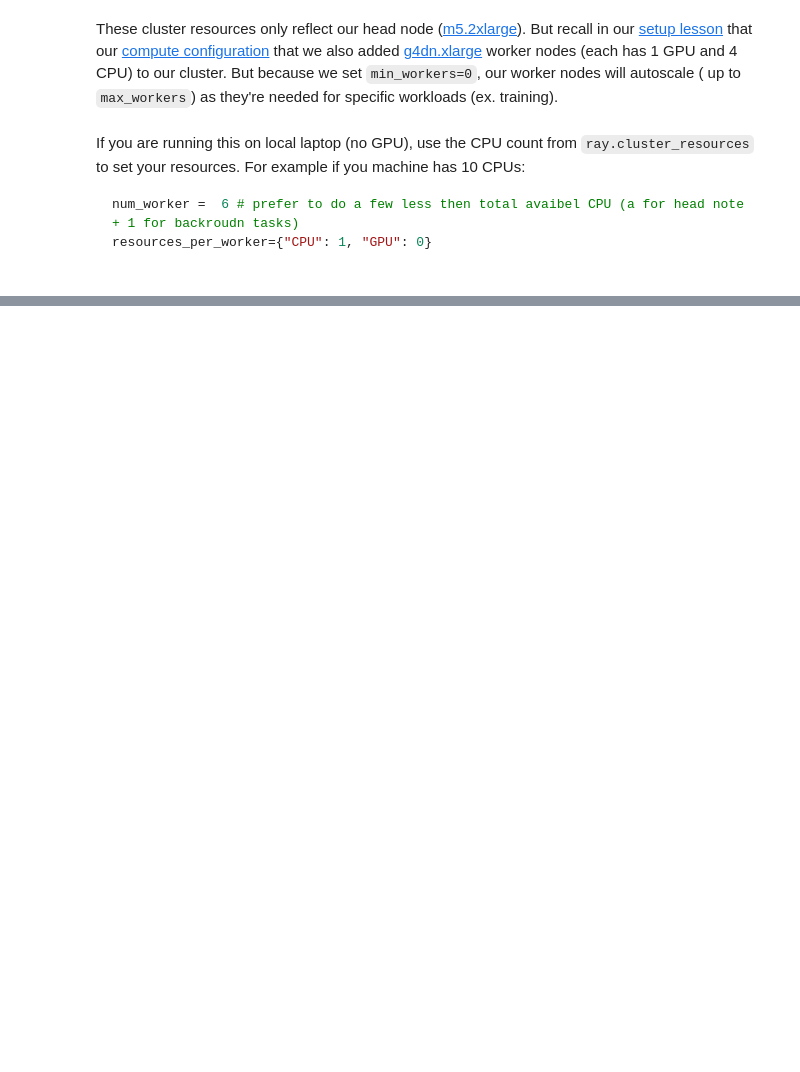
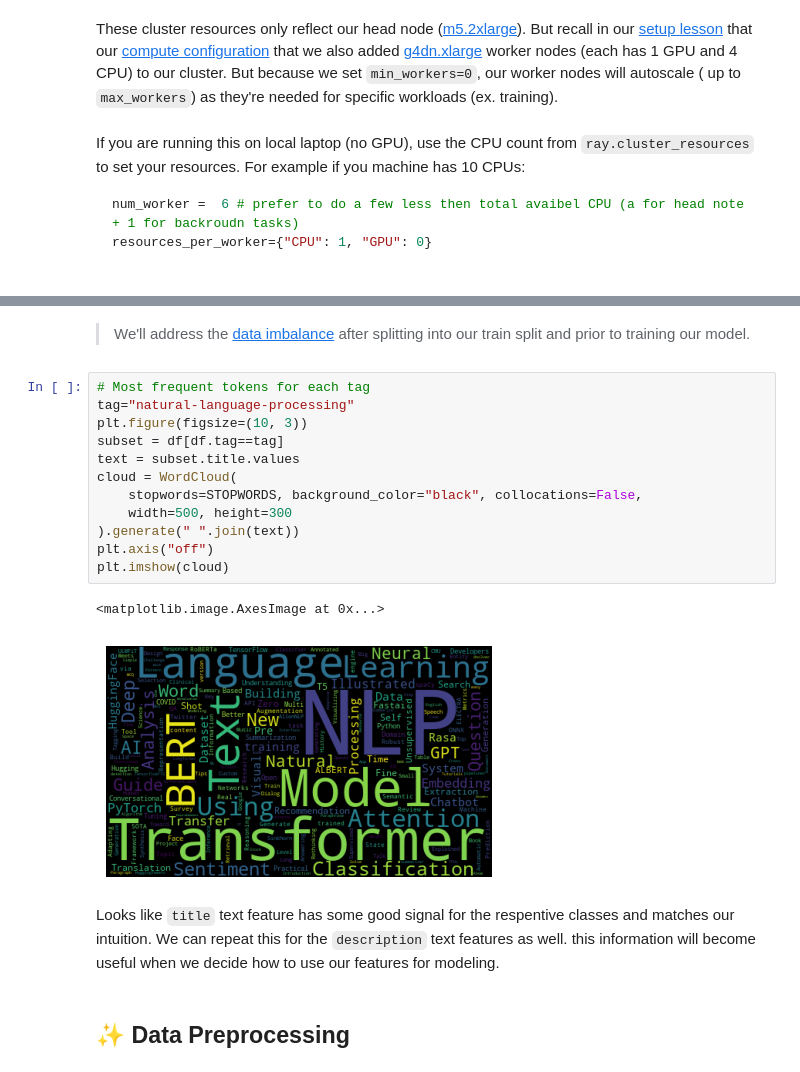
Before and after one commit to agusabdulrahman/made-with-ml, a Jupyter notebook: notebooks/madewithml.ipynb, the cells around one changed output, grey strips where cells are left out. Cells and saved outputs as stored; diff of their text form; blank space fills up the shorter version.

```diff
--- a/notebooks/madewithml.ipynb
+++ b/notebooks/madewithml.ipynb
@@ -64,0 +173,21 @@ EFS_DIR = f"/efs/shared_storage/madewithml/{os.environ['GITHUB_USERNAME']}"
+# %% [markdown]
+> We'll address the [data imbalance](https://madewithml.com/courses/mlops/baselines#data-imbalance) after splitting into our train split and prior to training our model.
+# %%
+# Most frequent tokens for each tag
+tag="natural-language-processing"
+plt.figure(figsize=(10, 3))
+subset = df[df.tag==tag]
+text = subset.title.values
+cloud = WordCloud(
+    stopwords=STOPWORDS, background_color="black", collocations=False,
+    width=500, height=300
+).generate(" ".join(text))
+plt.axis("off")
+plt.imshow(cloud)
+# %% [output]
+<matplotlib.image.AxesImage at 0x...>
+[figure, added]
+# %% [markdown]
+Looks like `title` text feature has some good signal for the respentive classes and matches our intuition. We can repeat this for the `description` text features as well. this information will become useful when we decide how to use our features for modeling.
+# %% [markdown]
+## ✨ Data Preprocessing
```
Also changed, not shown: parts of 23 cells of this notebook, 2 other files.
